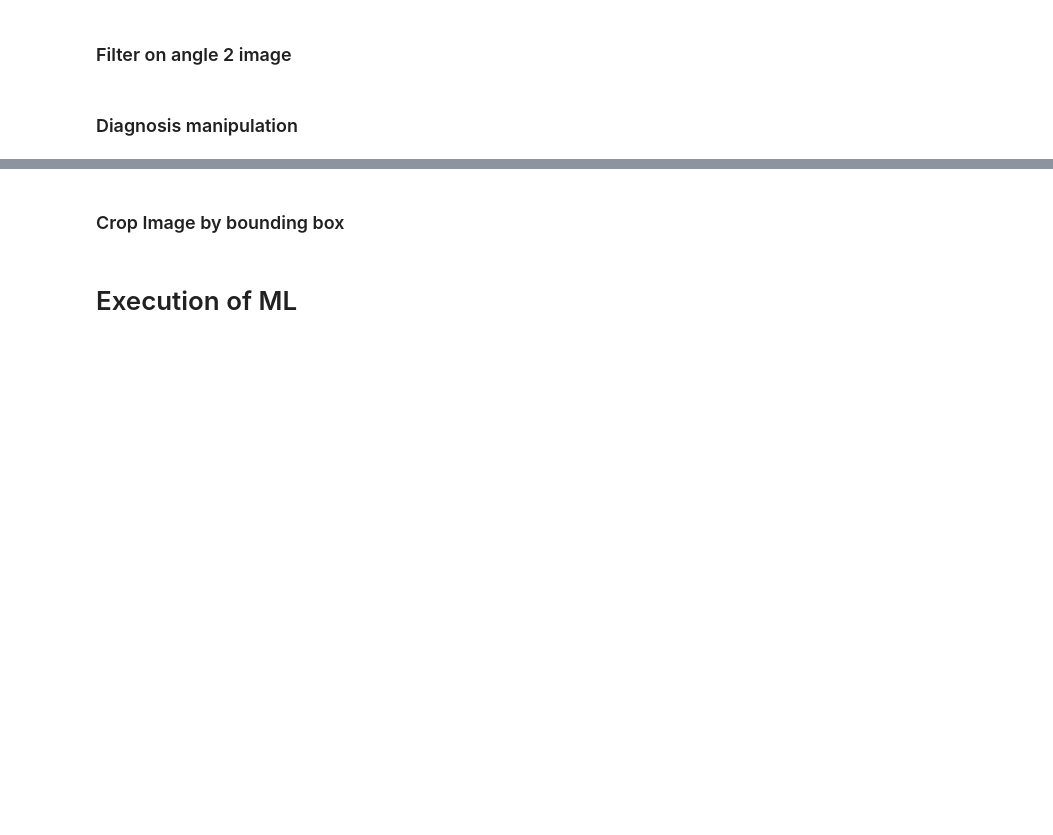
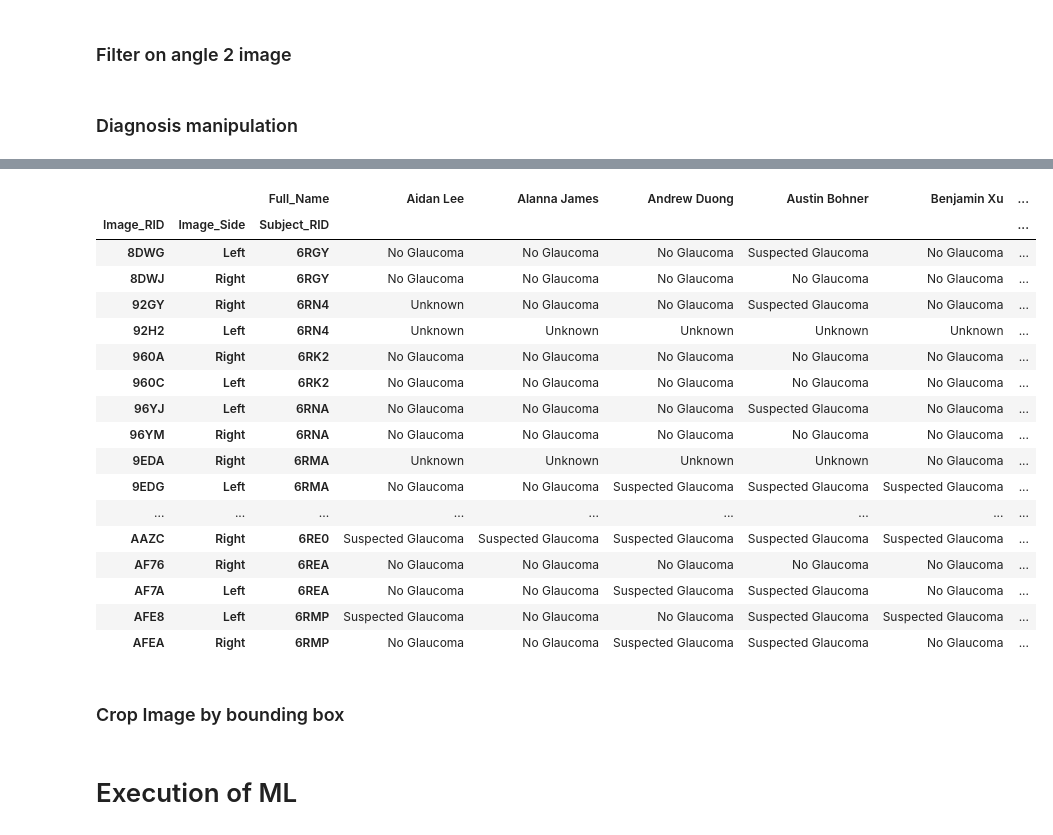
Before and after one commit to informatics-isi-edu/eye-ai-exec, a Jupyter notebook: notebooks/templates/template_lac.ipynb, the cells around one changed output, grey strips where cells are left out. Saved outputs shown, nothing was run; the diff lists cells and outputs as text; code cells hidden in the pictures; blank space fills up the shorter version.

```diff
--- a/notebooks/templates/template_lac.ipynb
+++ b/notebooks/templates/template_lac.ipynb
@@ -83,3 +221,24 @@ long, wide = EA.reshape_table([init_diag, grader_diag], 'Diagnosis_Image')
+# %%
+wide
+# %% [output]
+|  |  | Full_Name | Aidan Lee | Alanna James | Andrew Duong | Austin Bohner | Benjamin Xu | ... |
+| Image_RID | Image_Side | Subject_RID |  |  |  |  |  | ... |
+| 8DWG | Left | 6RGY | No Glaucoma | No Glaucoma | No Glaucoma | Suspected Glaucoma | No Glaucoma | ... |
+| 8DWJ | Right | 6RGY | No Glaucoma | No Glaucoma | No Glaucoma | No Glaucoma | No Glaucoma | ... |
+| 92GY | Right | 6RN4 | Unknown | No Glaucoma | No Glaucoma | Suspected Glaucoma | No Glaucoma | ... |
+| 92H2 | Left | 6RN4 | Unknown | Unknown | Unknown | Unknown | Unknown | ... |
+| 960A | Right | 6RK2 | No Glaucoma | No Glaucoma | No Glaucoma | No Glaucoma | No Glaucoma | ... |
+| 960C | Left | 6RK2 | No Glaucoma | No Glaucoma | No Glaucoma | No Glaucoma | No Glaucoma | ... |
+| 96YJ | Left | 6RNA | No Glaucoma | No Glaucoma | No Glaucoma | Suspected Glaucoma | No Glaucoma | ... |
+| 96YM | Right | 6RNA | No Glaucoma | No Glaucoma | No Glaucoma | No Glaucoma | No Glaucoma | ... |
+| 9EDA | Right | 6RMA | Unknown | Unknown | Unknown | Unknown | No Glaucoma | ... |
+| 9EDG | Left | 6RMA | No Glaucoma | No Glaucoma | Suspected Glaucoma | Suspected Glaucoma | Suspected Glaucoma | ... |
+| ... | ... | ... | ... | ... | ... | ... | ... | ... |
+| AAZC | Right | 6RE0 | Suspected Glaucoma | Suspected Glaucoma | Suspected Glaucoma | Suspected Glaucoma | Suspected Glaucoma | ... |
+| AF76 | Right | 6REA | No Glaucoma | No Glaucoma | No Glaucoma | No Glaucoma | No Glaucoma | ... |
+| AF7A | Left | 6REA | No Glaucoma | No Glaucoma | Suspected Glaucoma | Suspected Glaucoma | No Glaucoma | ... |
+| AFE8 | Left | 6RMP | Suspected Glaucoma | No Glaucoma | No Glaucoma | Suspected Glaucoma | Suspected Glaucoma | ... |
+| AFEA | Right | 6RMP | No Glaucoma | No Glaucoma | Suspected Glaucoma | Suspected Glaucoma | No Glaucoma | ... |
 # %% [markdown]
 ### Crop Image by bounding box
 # %%
```
Also changed, not shown: parts of 10 cells of this notebook.
